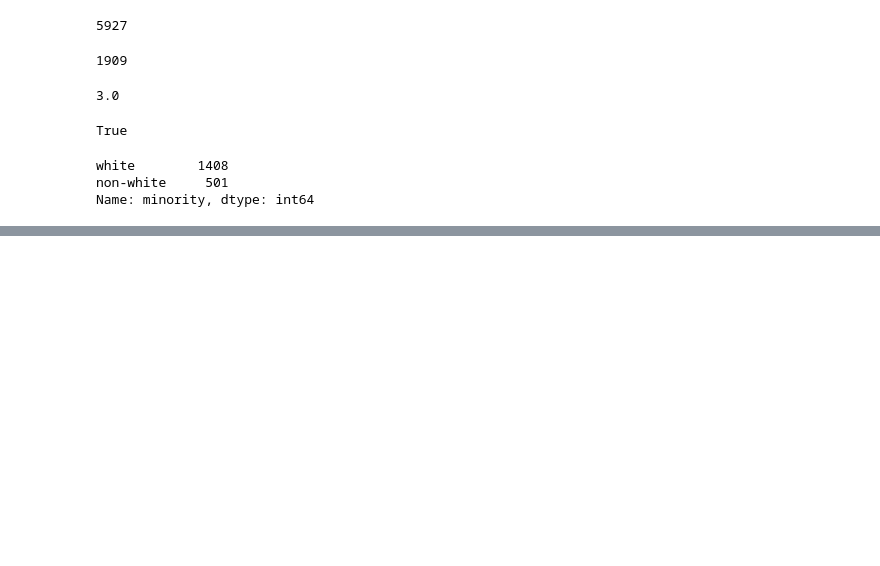
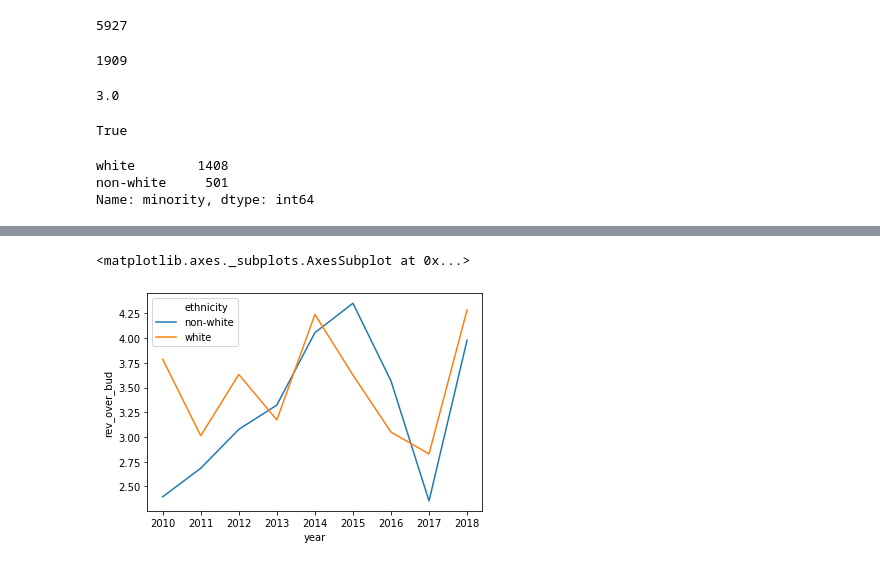
Before and after one commit to kathrinv/minorities-in-movies, a Jupyter notebook: minorities-in-movies-visualizations.ipynb, the cells around one changed output, grey strips where cells are left out. Saved outputs shown, nothing was run; the diff lists cells and outputs as text; code cells hidden in the pictures; blank space fills up the shorter version.

```diff
--- a/minorities-in-movies-visualizations.ipynb
+++ b/minorities-in-movies-visualizations.ipynb
@@ -360,0 +509,8 @@ df.sample(10)
+# %%
+revised_df = df[df.movie_name != 'Nurse 3-D']
+# %%
+revised_df = revised_df[revised_df.movie_name != 'From Prada to Nada']
+# %%
+mean_by_year_ethnicity = revised_df.groupby(['year', 'ethnicity']).mean()
+# %%
+mean_by_year_ethnicity.reset_index(inplace=True)
@@ -360,0 +521,5 @@ df.sample(10)
+# %%
+sns.lineplot(x='year', y='rev_over_bud', hue='ethnicity', data=mean_by_year_ethnicity)
+# %% [output]
+<matplotlib.axes._subplots.AxesSubplot at 0x...>
+[figure, added]
```
Also changed, not shown: parts of 73 cells of this notebook.
